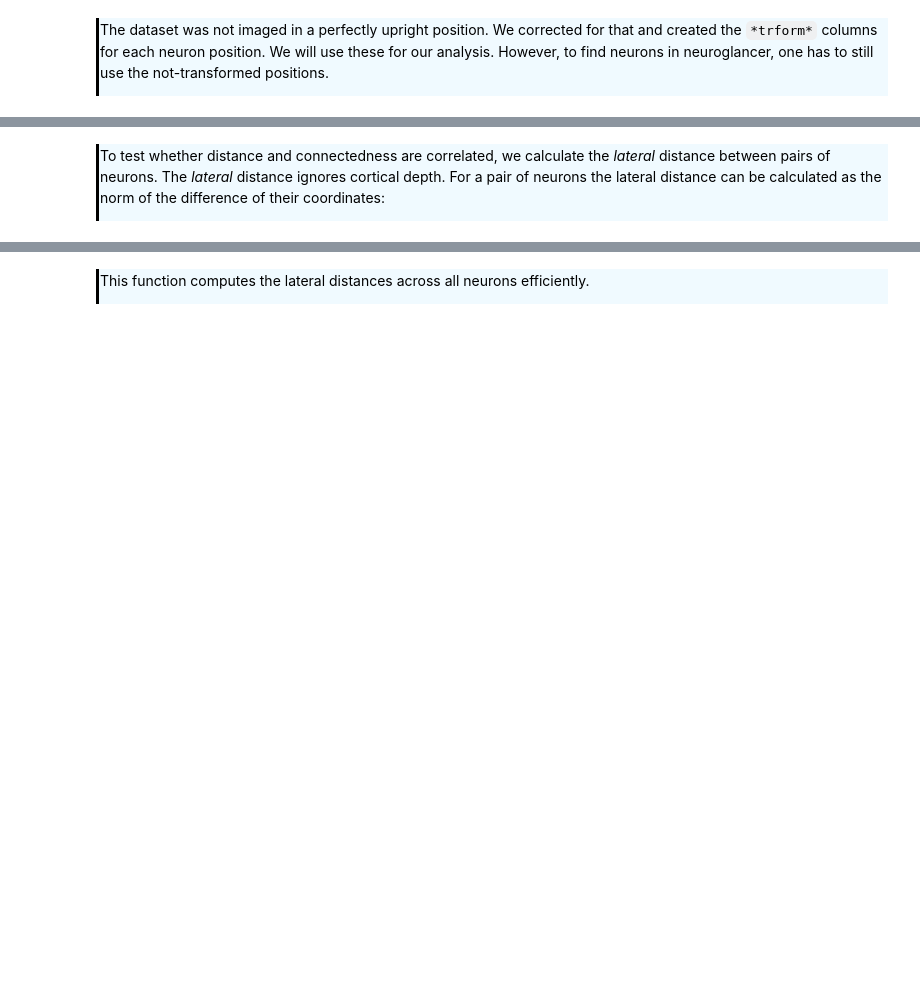
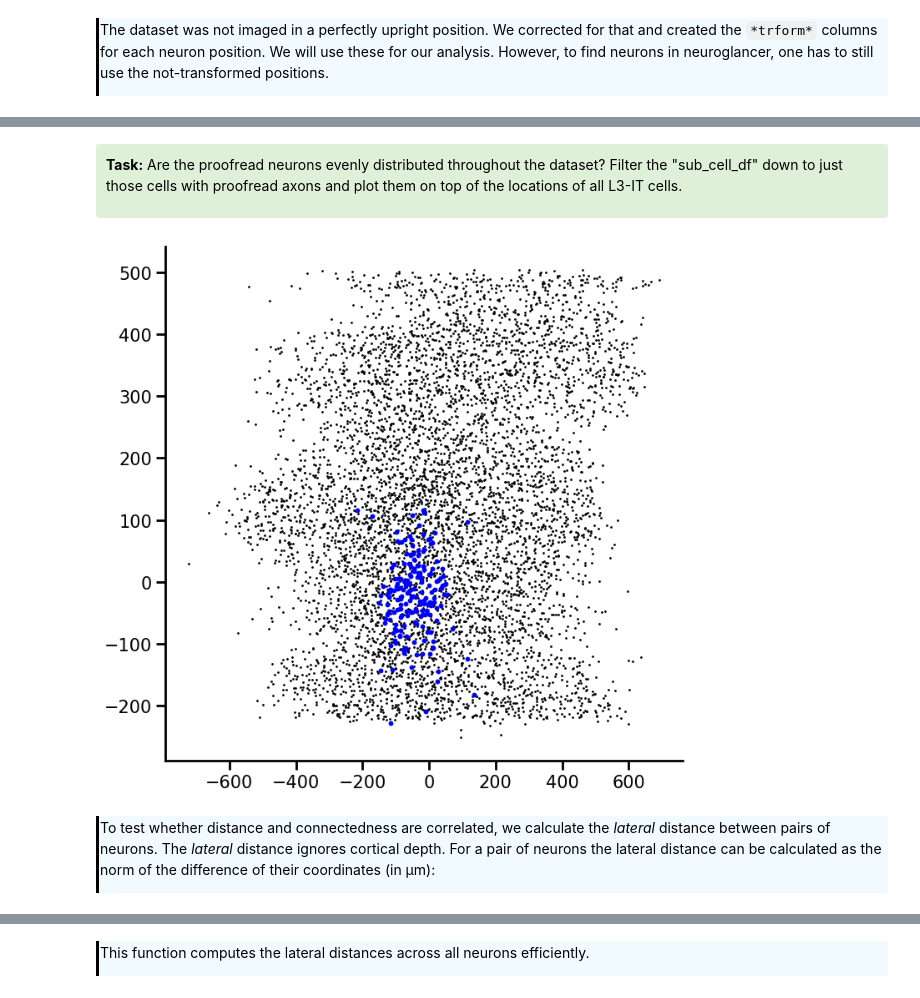
Before and after one commit to AllenSWDB/SWDB_2025_Connectomics, a Jupyter notebook: code/solutions/Workshop2 - Solutions.ipynb, the cells around one changed output, grey strips where cells are left out. Drawn from its saved outputs; the diff is of its cells as text; code cells hidden in the pictures; blank space fills up the shorter version.

```diff
--- a/code/solutions/Workshop2 - Solutions.ipynb
+++ b/code/solutions/Workshop2 - Solutions.ipynb
@@ -11,5 +15,5 @@ In this workshop, we explore different two principles that govern which neurons
 # %%
-mat_version = 1169
+mat_version = 1196
 
 import os
 import sys
@@ -18,11 +22,11 @@ from os.path import join as pjoin
 HOME = os.path.expanduser("~")
 
 # NOTE: adjust for your system
-# data_dir = f"{HOME}/SWDB_2025_Connectomics/data/"
-# utils_dir = f"{HOME}/SWDB_2025_Connectomics/code/utils"
+data_dir = f"{HOME}/SWDB_2025_Connectomics/data/"
+utils_dir = f"{HOME}/SWDB_2025_Connectomics/code/utils"
 
 # # NOTE: adjust for your system
-data_dir = pjoin('..','..','data', f"v1dd_{mat_version}")
-utils_dir = pjoin("..","utils")
+# data_dir = pjoin('..','..','data', f"v1dd_{mat_version}")
+# utils_dir = pjoin("..","utils")
 
 sys.path.append(utils_dir)
@@ -127,7 +173,32 @@ plt.show()
+# %% [markdown]
+<div style="background: #DFF0D8; border-radius: 3px; padding: 10px;">
+
+<p><b>Task:</b> Are the proofread neurons evenly distributed throughout the dataset? Filter the "sub_cell_df" down to just those cells with proofread axons and plot them on top of the locations of all L3-IT cells.
+
+</div>
+# %%
+sub_cell_axon_proofread_df = sub_cell_df[np.isin(sub_cell_df["pt_root_id"], axon_proof_root_ids)]
+
+fig, ax = plt.subplots(figsize=(8, 8))
+
+ax.scatter(data=sub_cell_df, x="pt_position_trform_x", y="pt_position_trform_z", c="k", s=1)
+ax.scatter(data=sub_cell_axon_proofread_df, x="pt_position_trform_x", y="pt_position_trform_z", c="b", s=10)
+
+ax.tick_params(axis='both', which='major', labelsize=15, width=2, length=8)  # Set larger tick labels
+ax.tick_params(axis='both', which='minor', labelsize=14, width=1, length=4)  # Set larger tick labels
+
+ax.spines['top'].set_visible(False)  # Hide the top spine
+ax.spines['right'].set_visible(False)  # Hide the right spine
+ax.spines['bottom'].set_linewidth(2)  # Hide the top spine
+ax.spines['left'].set_linewidth(2)  # Hide the right spine
+
+plt.show()
+# %% [output]
+[figure, added]
 # %% [markdown]
 <div style="border-left: 3px solid #000; padding: 1px; padding-left: 10px; background: #F0FAFF; ">
 
-To test whether distance and connectedness are correlated, we calculate the _lateral_ distance between pairs of neurons. The _lateral_ distance ignores cortical depth. For a pair of neurons the lateral distance can be calculated as the norm of the difference of their coordinates:
+To test whether distance and connectedness are correlated, we calculate the _lateral_ distance between pairs of neurons. The _lateral_ distance ignores cortical depth. For a pair of neurons the lateral distance can be calculated as the norm of the difference of their coordinates (in µm):
 # %%
 pos_cols = ["pt_position_trform_x", "pt_position_trform_z"]
 
```
Also changed, not shown: parts of 97 cells of this notebook, 1 other file.
